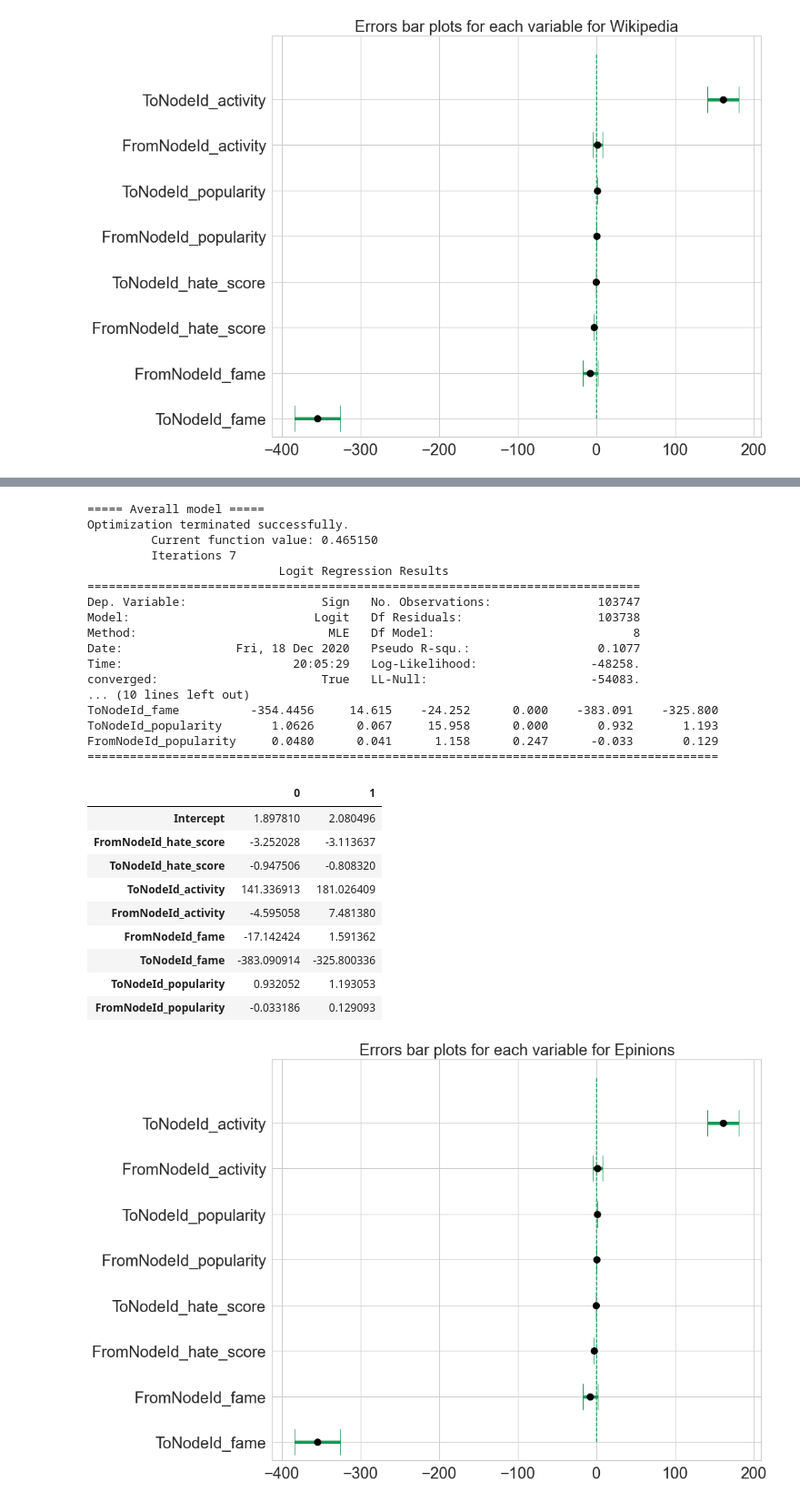
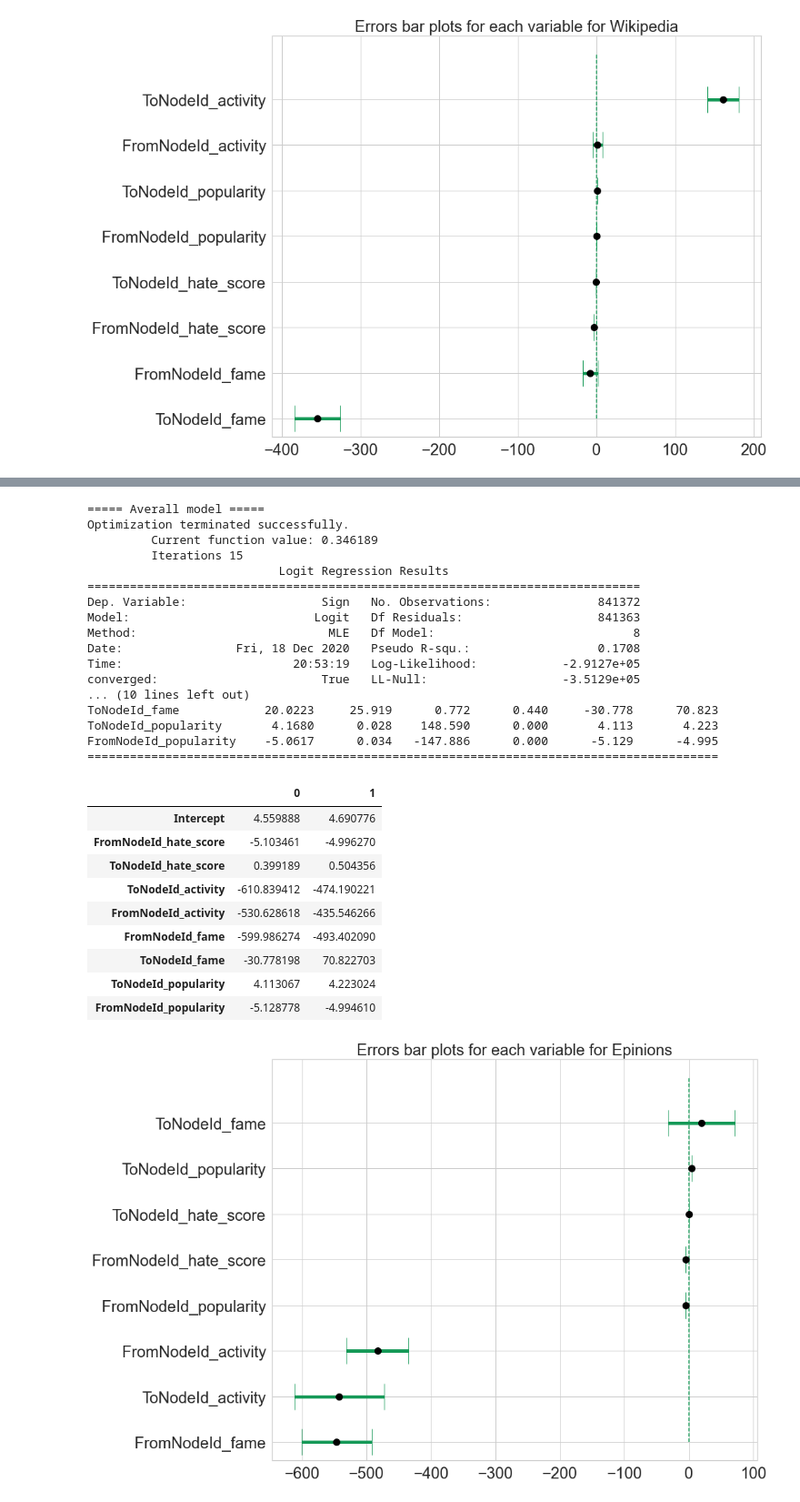
Before and after one commit to epfl-ada/ada-2020-project-milestone-p3-p3_adaptateur, a Jupyter notebook: notebook-matthieu.ipynb, the cells around one changed output, grey strips where cells are left out. Shown at 91% size. Saved outputs shown, nothing was run; the diff lists cells and outputs as text; code cells hidden in the pictures.

```diff
--- a/notebook-matthieu.ipynb
+++ b/notebook-matthieu.ipynb
@@ -276,7 +276,7 @@ def positivity_over_time(df):
     df['positivity'] = df['cumulative_+1'] / (df['cumulative_+1'] + df['cumulative_-1'])
     return df
 
-fig, ax = plt.subplots(1, 2, figsize = (30,6))
+fig, ax = plt.subplots(2, 1, figsize = (20,12))
 for idx, dataset in enumerate(dated_datasets):
     ax[idx].plot(positivity_over_time(dataset['df'])['positivity'])
     ax[idx].set_title(f'Positivity over time ({dataset["name"]})')
@@ -1072,7 +1072,7 @@ epi['Sign'] = epi['Sign'].replace({-1: 0})
 # Sender point of view
 print("===== Sender POV =====")
 # Create the logistique regression model:
-model = smf.logit(formula='Sign ~ FromNodeId_fame + FromNodeId_popularity + FromNodeId_activity + FromNodeId_hate_score ', data=wiki)
+model = smf.logit(formula='Sign ~ FromNodeId_fame + FromNodeId_popularity + FromNodeId_activity + FromNodeId_hate_score ', data=epi)
 # Fit the model
 res = model.fit()
 print(res.summary())
@@ -1081,7 +1081,7 @@ importance_analysis(res)
 
 # Sender point of view
 print("===== Receiver POV =====")
-model = smf.logit(formula='Sign ~ ToNodeId_fame + ToNodeId_popularity + ToNodeId_activity + ToNodeId_hate_score', data=wiki)
+model = smf.logit(formula='Sign ~ ToNodeId_fame + ToNodeId_popularity + ToNodeId_activity + ToNodeId_hate_score', data=epi)
 # Fit the model
 res = model.fit()
 print(res.summary())
@@ -1089,7 +1089,7 @@ print(res.summary())
 importance_analysis(res)
 
 print("===== Averall model =====")
-model = smf.logit(formula='Sign ~ FromNodeId_hate_score + ToNodeId_hate_score + ToNodeId_activity + FromNodeId_activity + FromNodeId_fame + ToNodeId_fame + ToNodeId_popularity + FromNodeId_popularity', data=wiki)
+model = smf.logit(formula='Sign ~ FromNodeId_hate_score + ToNodeId_hate_score + ToNodeId_activity + FromNodeId_activity + FromNodeId_fame + ToNodeId_fame + ToNodeId_popularity + FromNodeId_popularity', data=epi)
 
 # Fit the model
 res = model.fit()
@@ -1148,28 +1148,28 @@ ToNodeId_hate_score    -1.0157      0.034    -30.134      0.000      -1.082
 ===== Averall model =====
 Optimization terminated successfully.
-         Current function value: 0.465150
-         Iterations 7
+         Current function value: 0.346189
+         Iterations 15
                            Logit Regression Results
 ==============================================================================
-Dep. Variable:                   Sign   No. Observations:               103747
-Model:                          Logit   Df Residuals:                   103738
+Dep. Variable:                   Sign   No. Observations:               841372
+Model:                          Logit   Df Residuals:                   841363
 Method:                           MLE   Df Model:                            8
-Date:                Fri, 18 Dec 2020   Pseudo R-squ.:                  0.1077
-Time:                        20:05:29   Log-Likelihood:                -48258.
-converged:                       True   LL-Null:                       -54083.
+Date:                Fri, 18 Dec 2020   Pseudo R-squ.:                  0.1708
+Time:                        20:53:19   Log-Likelihood:            -2.9127e+05
+converged:                       True   LL-Null:                   -3.5129e+05
 ... (10 lines left out)
-ToNodeId_fame          -354.4456     14.615    -24.252      0.000    -383.091    -325.800
-ToNodeId_popularity       1.0626      0.067     15.958      0.000       0.932       1.193
-FromNodeId_popularity     0.0480      0.041      1.158      0.247      -0.033       0.129
+ToNodeId_fame            20.0223     25.919      0.772      0.440     -30.778      70.823
+ToNodeId_popularity       4.1680      0.028    148.590      0.000       4.113       4.223
+FromNodeId_popularity    -5.0617      0.034   -147.886      0.000      -5.129      -4.995
 =========================================================================================
 |  | 0 | 1 |
-| Intercept | 1.897810 | 2.080496 |
-| FromNodeId_hate_score | -3.252028 | -3.113637 |
-| ToNodeId_hate_score | -0.947506 | -0.808320 |
-| ToNodeId_activity | 141.336913 | 181.026409 |
-| FromNodeId_activity | -4.595058 | 7.481380 |
-| FromNodeId_fame | -17.142424 | 1.591362 |
-| ToNodeId_fame | -383.090914 | -325.800336 |
-| ToNodeId_popularity | 0.932052 | 1.193053 |
-| FromNodeId_popularity | -0.033186 | 0.129093 |
+| Intercept | 4.559888 | 4.690776 |
+| FromNodeId_hate_score | -5.103461 | -4.996270 |
+| ToNodeId_hate_score | 0.399189 | 0.504356 |
+| ToNodeId_activity | -610.839412 | -474.190221 |
+| FromNodeId_activity | -530.628618 | -435.546266 |
+| FromNodeId_fame | -599.986274 | -493.402090 |
+| ToNodeId_fame | -30.778198 | 70.822703 |
+| ToNodeId_popularity | 4.113067 | 4.223024 |
+| FromNodeId_popularity | -5.128778 | -4.994610 |
-[figure, old version]
+[figure, new version]
```
Also changed, not shown: parts of 3 cells of this notebook, 3 other files.
